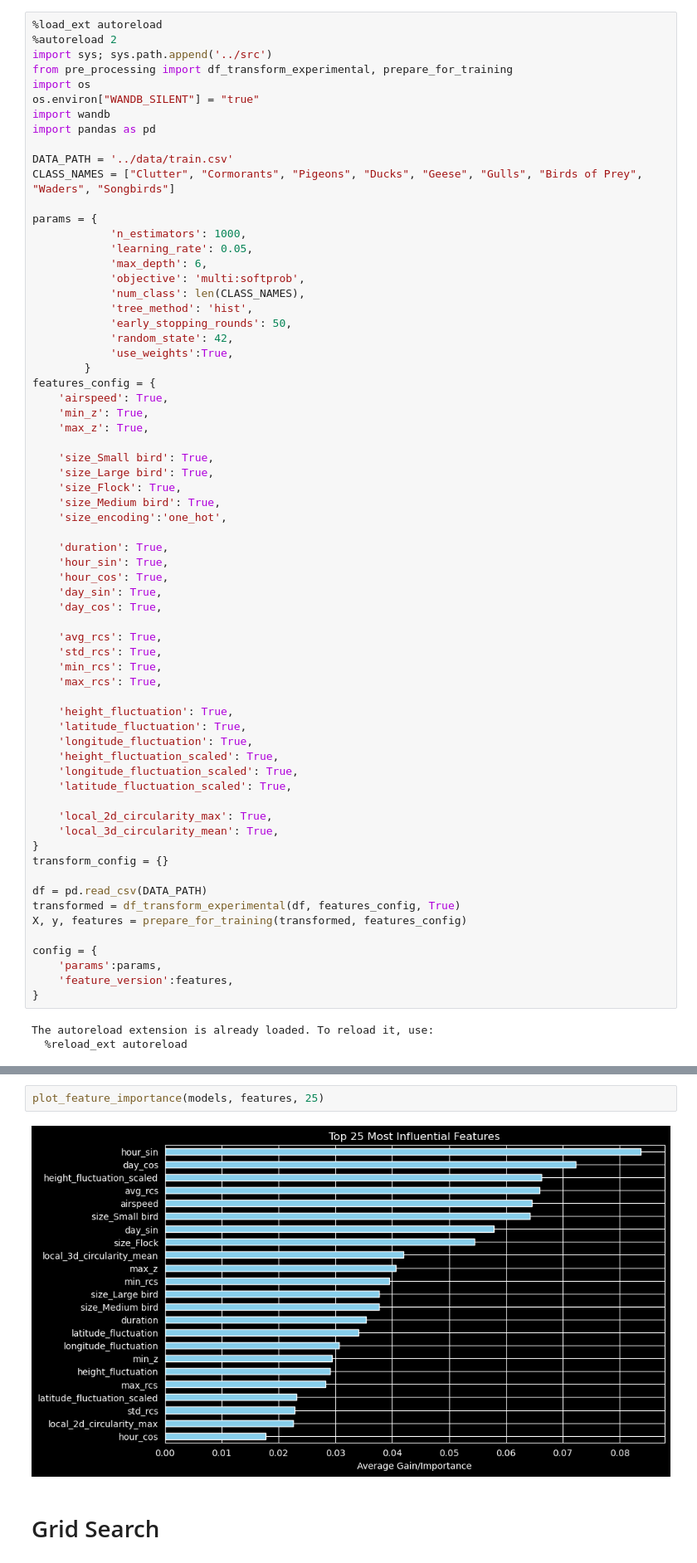
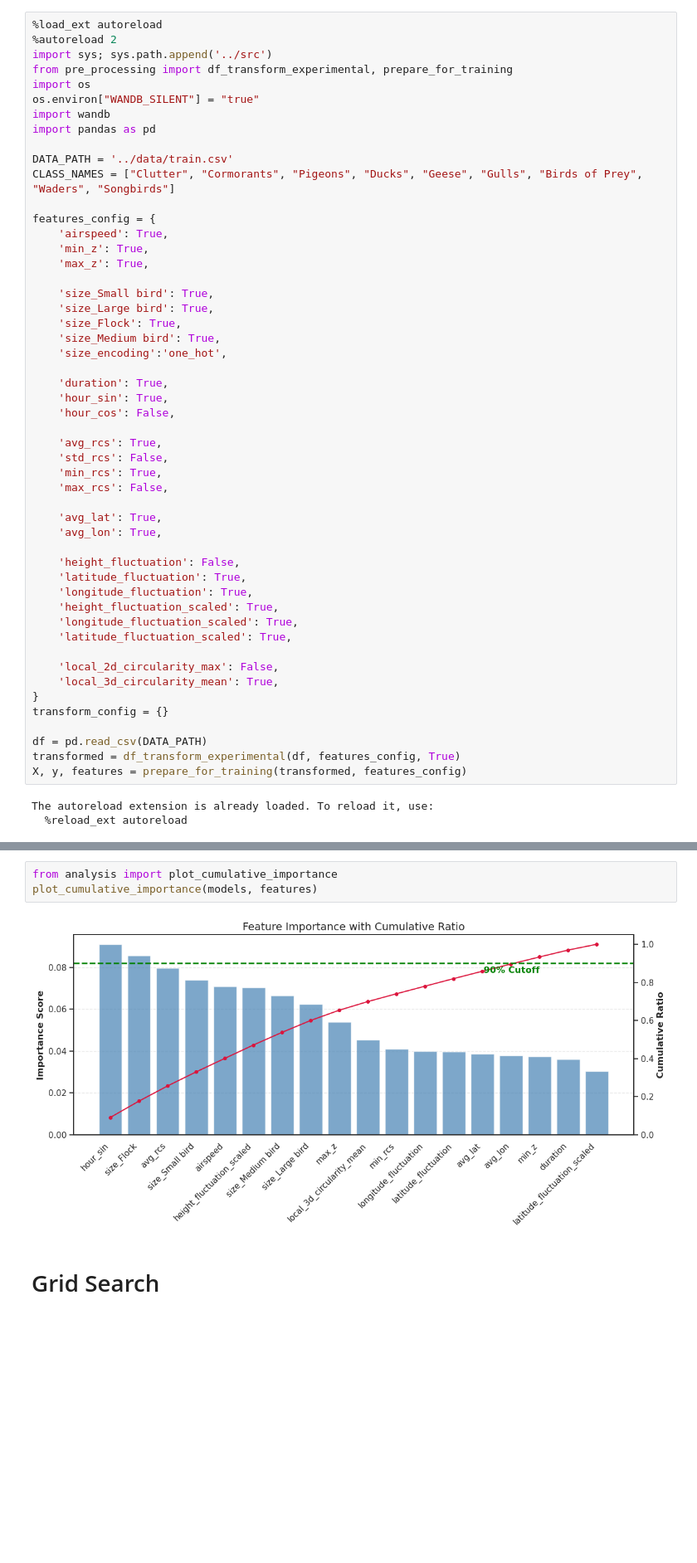
Before and after one commit to Arkantanti/AICup, a Jupyter notebook: training/experiment_hub.ipynb, the cells around one changed output, grey strips where cells are left out. Shown at 83% size. Drawn from its saved outputs; the diff is of its cells as text; blank space fills up the shorter version.

```diff
--- a/training/experiment_hub.ipynb
+++ b/training/experiment_hub.ipynb
@@ -11,17 +11,6 @@ import pandas as pd
 DATA_PATH = '../data/train.csv'
 CLASS_NAMES = ["Clutter", "Cormorants", "Pigeons", "Ducks", "Geese", "Gulls", "Birds of Prey", "Waders", "Songbirds"]
 
-params = {
-            'n_estimators': 1000,
-            'learning_rate': 0.05,
-            'max_depth': 6,
-            'objective': 'multi:softprob',
-            'num_class': len(CLASS_NAMES),
-            'tree_method': 'hist',
-            'early_stopping_rounds': 50,
-            'random_state': 42,
-            'use_weights':True,
-        }
 features_config = {
     'airspeed': True,
     'min_z': True,
@@ -35,23 +24,24 @@ features_config = {
 
     'duration': True,
     'hour_sin': True,
-    'hour_cos': True,
-    'day_sin': True,
-    'day_cos': True,
+    'hour_cos': False,
 
     'avg_rcs': True,
-    'std_rcs': True,
+    'std_rcs': False,
     'min_rcs': True,
-    'max_rcs': True,
+    'max_rcs': False,
 
-    'height_fluctuation': True,
+    'avg_lat': True,
+    'avg_lon': True,
+
+    'height_fluctuation': False,
     'latitude_fluctuation': True,
     'longitude_fluctuation': True,
     'height_fluctuation_scaled': True,
     'longitude_fluctuation_scaled': True,
     'latitude_fluctuation_scaled': True,
 
-    'local_2d_circularity_max': True,
+    'local_2d_circularity_max': False,
     'local_3d_circularity_mean': True,
 }
 transform_config = {}
@@ -59,11 +49,6 @@ transform_config = {}
 df = pd.read_csv(DATA_PATH)
 transformed = df_transform_experimental(df, features_config, True)
 X, y, features = prepare_for_training(transformed, features_config)
-
-config = {
-    'params':params,
-    'feature_version':features,
-}
 # %% [output]
 The autoreload extension is already loaded. To reload it, use:
   %reload_ext autoreload
@@ -129,7 +125,8 @@ plot_bird_confusion(y ,oof_preds)
 # %%
-plot_feature_importance(models, features, 25)
+from analysis import plot_cumulative_importance
+plot_cumulative_importance(models, features)
 # %% [output]
-[figure, old version]
+[figure, new version]
 # %% [markdown]
 # Grid Search
 # %%
```
Also changed, not shown: parts of 3 cells of this notebook, 5 other files.
